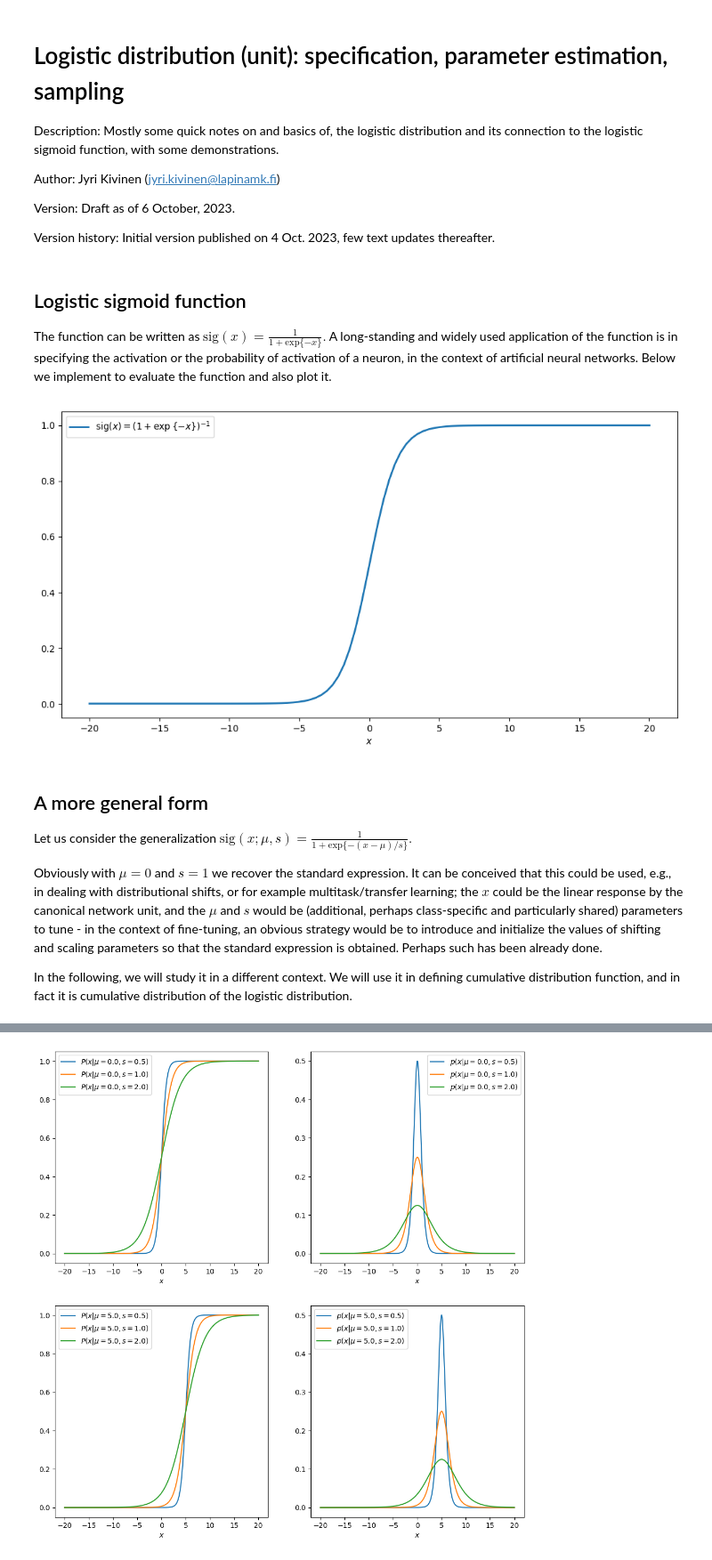
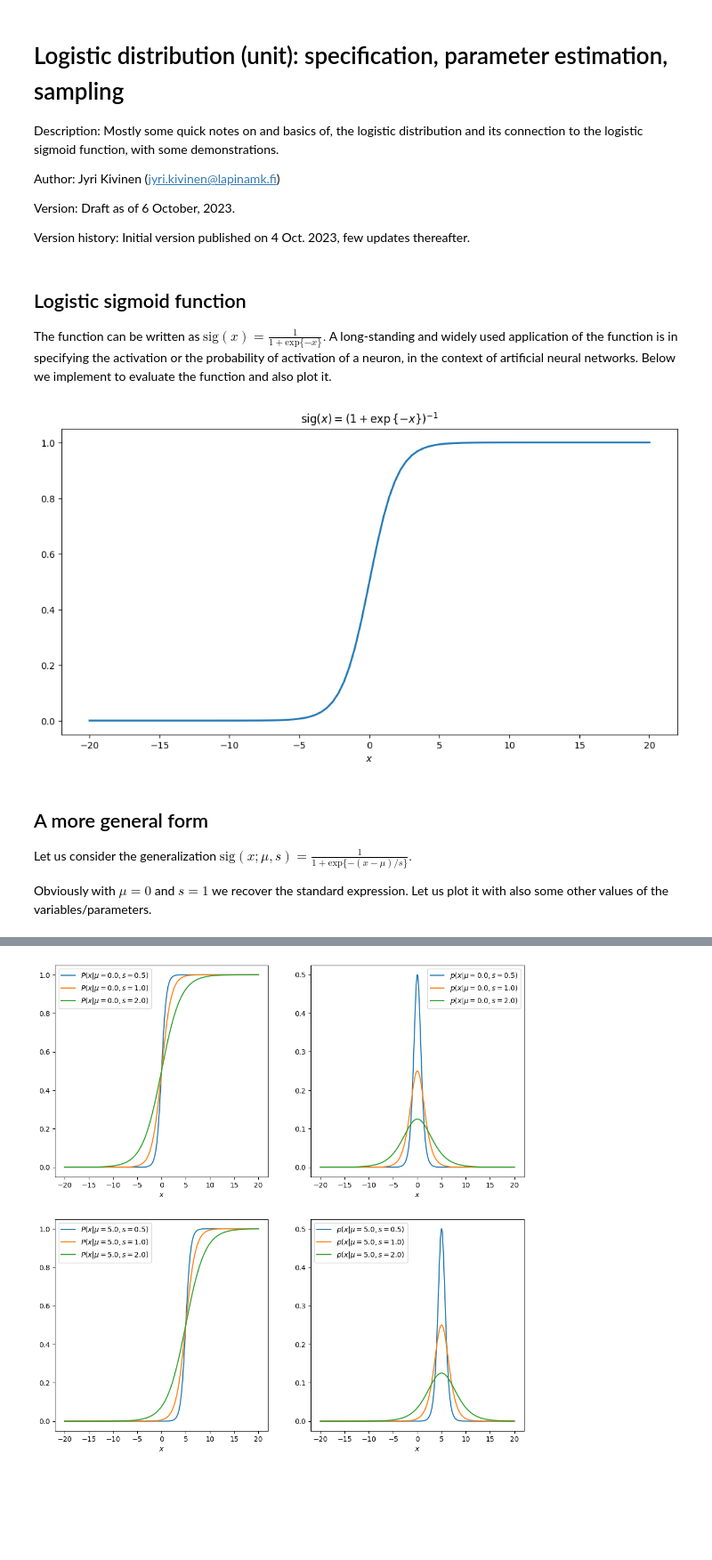
Before and after one commit to jyrikivinen/home, a Jupyter notebook: _sources/computational_notes/logistic_distribution.ipynb, the cells around one changed output, grey strips where cells are left out. Shown at 89% size. Cells and saved outputs as stored; diff of their text form; code cells hidden in the pictures; blank space fills up the shorter version.

```diff
--- a/_sources/computational_notes/logistic_distribution.ipynb
+++ b/_sources/computational_notes/logistic_distribution.ipynb
@@ -6,7 +6,7 @@ Author: Jyri Kivinen (jyri.kivinen@lapinamk.fi)
 
 Version: Draft as of 6 October, 2023.
 
-Version history: Initial version published on 4 Oct. 2023, few text updates thereafter.
+Version history: Initial version published on 4 Oct. 2023, few updates thereafter.
 # %%
 # library imports
 import numpy as np
@@ -20,16 +20,13 @@ in the context of artificial neural networks. Below we implement to evaluate the
 # %%
 x = np.linspace(-20, 20, 100)
 fig, ax = plt.subplots(nrows=1, ncols=1, figsize=[12, 6])
-plt.plot(x,  1./(1.+np.exp(-x)), linewidth=2, label=r'$\mathrm{sig}(x)=(1+\exp{\{-x\}})^{-1}$');
-plt.xlabel(r'$x$')
-plt.legend();
+ax.plot(x,  1./(1.+np.exp(-x)), linewidth=2)
+ax.set_xlabel(r'$x$')
+ax.set_title(r'$\mathrm{sig}(x)=(1+\exp{\{-x\}})^{-1}$');
 # %% [output]
-[figure, old version]
+[figure, new version]
 # %% [markdown]
 ## A more general form
 Let us consider the generalization $\mathrm{sig}(x; \mu, s)=\frac{1}{1+\mathrm{exp}{\{-(x-\mu)/s}\}}.$
 
-Obviously with $\mu=0$ and $s=1$ we recover the standard expression. It can be conceived that this could be used, e.g.,  in dealing with distributional shifts, or for example multitask/transfer learning; the $x$ could be the linear response by the canonical network unit, and the $\mu$ and $s$ would be (additional, perhaps class-specific and particularly shared) parameters to tune - in the context of fine-tuning, an obvious strategy would be to introduce and initialize the values of shifting and scaling parameters so that the standard expression is obtained. Perhaps such has been already done.
-
-In the following, we will study it in a different context. We will use it in defining cumulative distribution function, and in fact
-it is cumulative distribution of the logistic distribution.
+Obviously with $\mu=0$ and $s=1$ we recover the standard expression. Let us plot it with also some other values of the variables/parameters.
```
Also changed, not shown: parts of 4 cells of this notebook, 16 other files.
